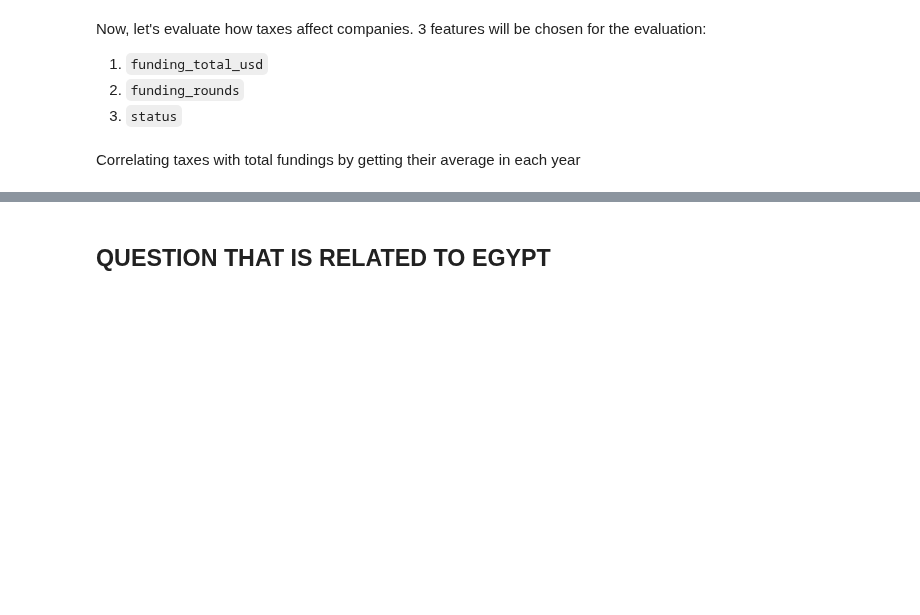
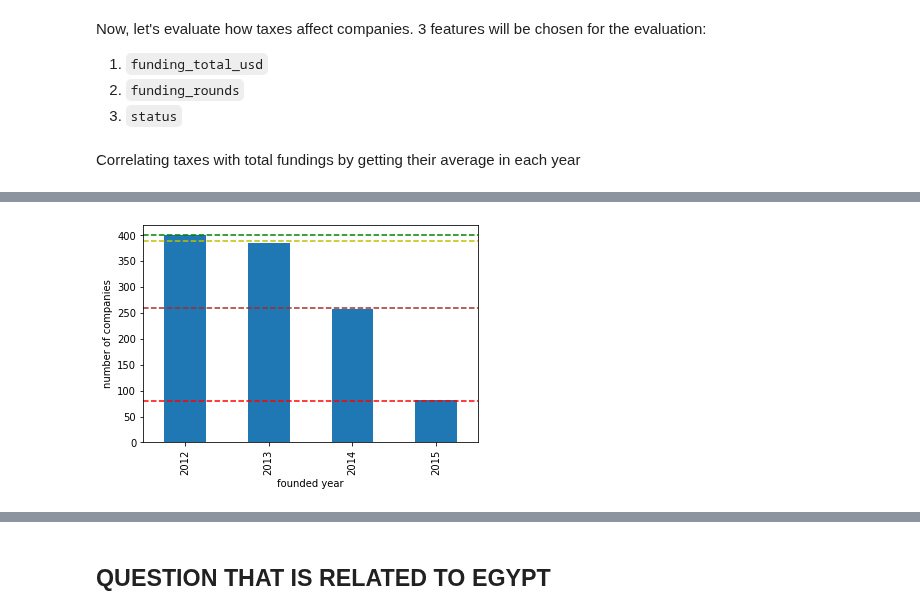
Before and after one commit to OdyAsh/StartupCompanies, a Jupyter notebook: Ashraf-Startup-Companies.ipynb, the cells around one changed output, grey strips where cells are left out. Cells and saved outputs as stored; diff of their text form; code cells hidden in the pictures; blank space fills up the shorter version.

```diff
--- a/Ashraf-Startup-Companies.ipynb
+++ b/Ashraf-Startup-Companies.ipynb
@@ -475,0 +542,16 @@ Therefore, let's look at other countries
+# %%
+(
+    gbrCompaniesTaxes
+    .groupby('founded_at_year')['company_name']
+    .count()
+    .plot(kind='bar')
+)
+plt.xlabel('founded year')
+plt.ylabel('number of companies')
+plt.yticks(range(0,401,50))
+plt.axhline(80, color='r', linestyle='--')
+plt.axhline(260, color='brown', linestyle='--')
+plt.axhline(390, color='y', linestyle='--')
+plt.axhline(400, color='g', linestyle='--');
+# %% [output]
+[figure, added]
```
Also changed, not shown: parts of 38 cells of this notebook, 3 other files.
